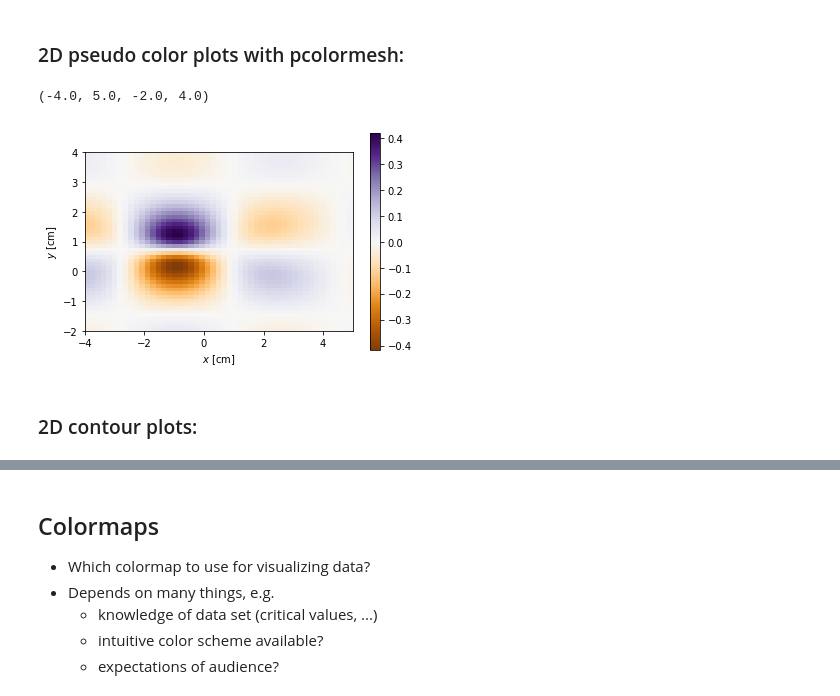
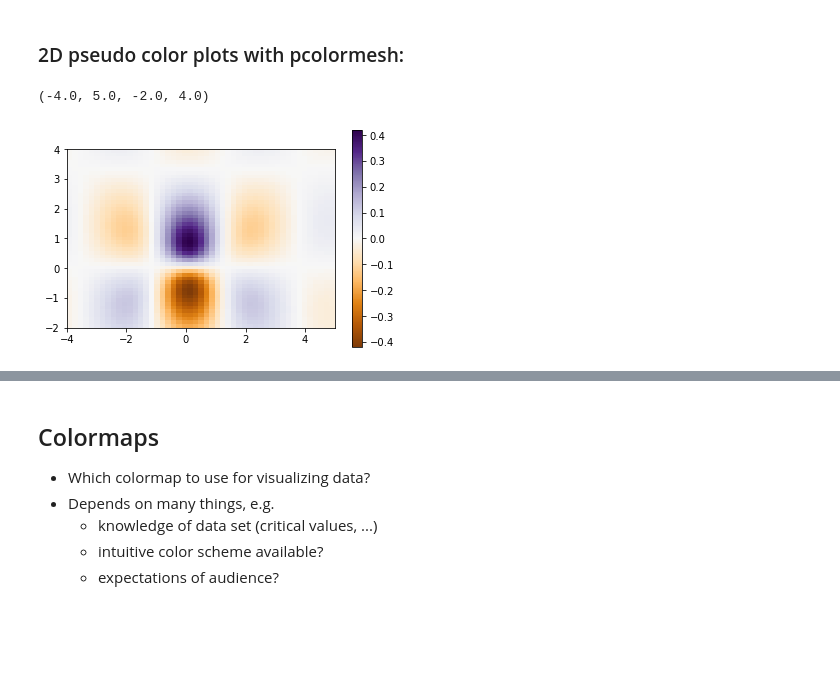
Before and after one commit to DiegoZerm/python-for-hpc-clase, a Jupyter notebook: notebooks/5a--Visualization.ipynb, the cells around one changed output, grey strips where cells are left out. Saved outputs shown, nothing was run; the diff lists cells and outputs as text; code cells hidden in the pictures; blank space fills up the shorter version.

```diff
--- a/notebooks/5a--Visualization.ipynb
+++ b/notebooks/5a--Visualization.ipynb
@@ -91,19 +91,15 @@ f.tight_layout()   # shrink whitespace
 # %%
 import numpy as np
 import matplotlib.pyplot as plt
 x = np.linspace(-4.0, 5.0)
 y = np.linspace(-2.0, 4.0)
-xv, yv = np.meshgrid(x, y)
+xv, yv = np.meshgrid(y, x)
 z = np.sin(3.*xv/np.pi)*np.cos(4.0*yv/np.pi) / (xv**2 + yv**2+1.0)
 f = plt.figure()
 # pcolormesh much faster than pcolor!
 plt.pcolormesh(x, y, z.T, cmap='PuOr')   # transpose necessary because pcolormesh expects matrix-like format
 plt.colorbar()
-plt.ylabel('$y$ [cm]')
-plt.xlabel('$x$ [cm]')
 plt.axis('image')
 # %% [output]
 (-4.0, 5.0, -2.0, 4.0)
-[figure, old version]
+[figure, new version]
-# %% [markdown]
-### 2D contour plots:
```
Also changed, not shown: parts of 7 cells of this notebook, 4 other files.
